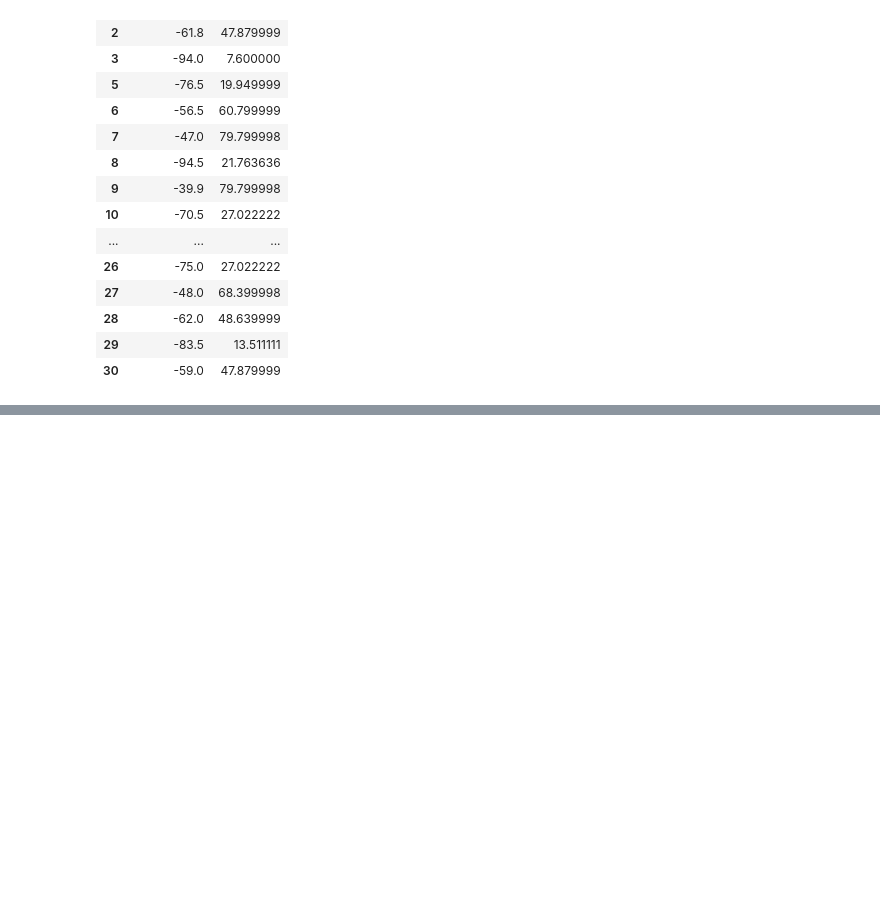
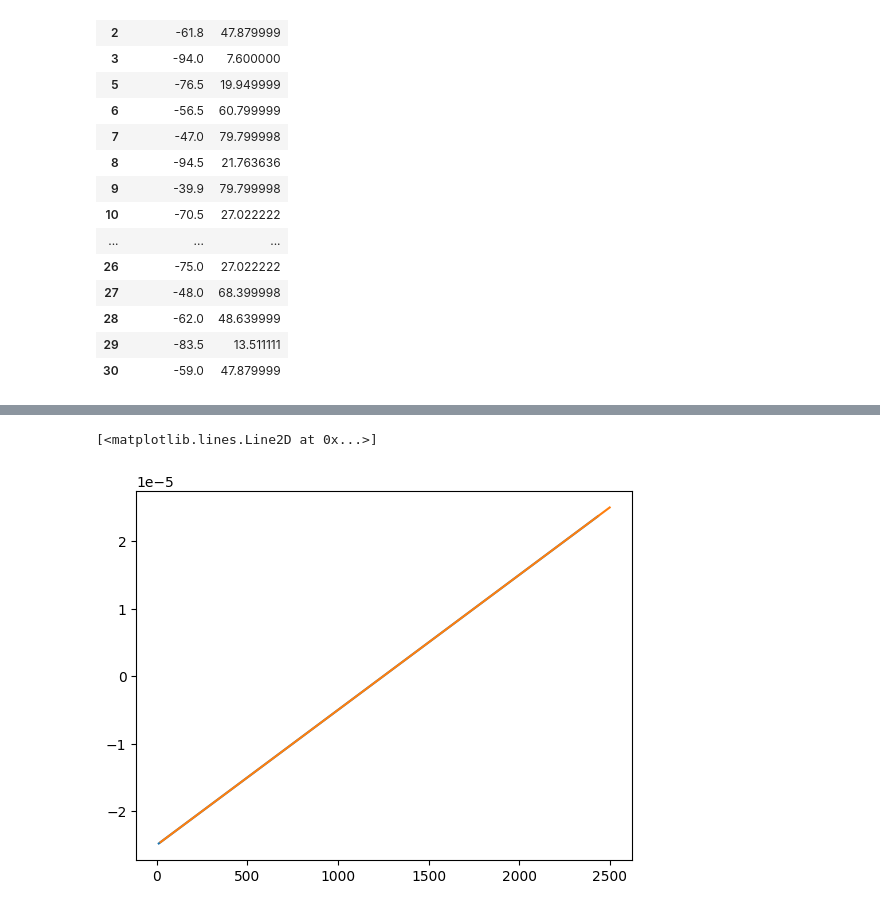
Before and after one commit to nilnil47/Lab-B, a Jupyter notebook: magnetisem/code/expension.ipynb, the cells around one changed output, grey strips where cells are left out. Cells and saved outputs as stored; diff of their text form; code cells hidden in the pictures; blank space fills up the shorter version.

```diff
--- a/magnetisem/code/expension.ipynb
+++ b/magnetisem/code/expension.ipynb
@@ -17,4 +20,4 @@ R = unc.ufloat(19, 0.1)
 N = unc.ufloat(50, 1)
 # %%
 termo_dict = lab_tools.load_pickle('termo')
-termo_dict['freq'] = 507517 # hz
+# termo_dict['freq'] = 507517 # hz
@@ -20,0 +28,23 @@ termo_dict['freq'] = 507517 # hz
+# %%
+def find_zeros(x, y):
+    return x[y == 0]
+
+def find_phase_diff(df, w):
+    p_0 = lab_tools.findzeros(df['t'], df['x'])[0][0]
+    p_1 = lab_tools.findzeros(df['t'], df['y'])[0][0]
+    # p_0 = find_zeros(np.array(df['t']), np.array(df['x']))[0]
+    # p_1 = find_zeros(np.array(df['t']), np.array(df['y']))[0]
+
+    delta_p = w * (p_1 - p_0)
+    return delta_p
+
+phases = []
+temps = []
+
+for k,df in termo_dict.items():
+    val = find_phase_diff(df, lab_tools.Constants.Termo.f_in)
+    print(val)
+    phases.append(val)
+    temps.append(float(k))
+
+px.scatter(x=temps, y=phases)
@@ -62,0 +164,3 @@ termo_df
+# %%
+p = termo_dict['97']
+p.hvplot.scatter(x='t')
@@ -62,0 +169,11 @@ termo_df
+# %%
+def find_zeros(x, y):
+    return x[y == 0]
+
+
+
+plt.plot(find_zeros(p['t'], p['x']))
+plt.plot(find_zeros(p['t'], p['y']))
+# %% [output]
+[<matplotlib.lines.Line2D at 0x...>]
+[figure, added]
```
Also changed, not shown: parts of 9 cells of this notebook, 1 other file.
